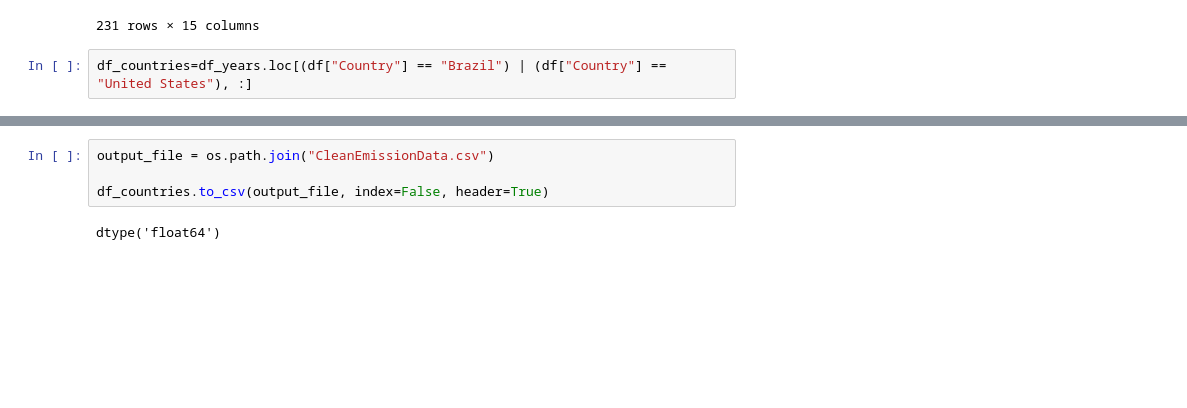
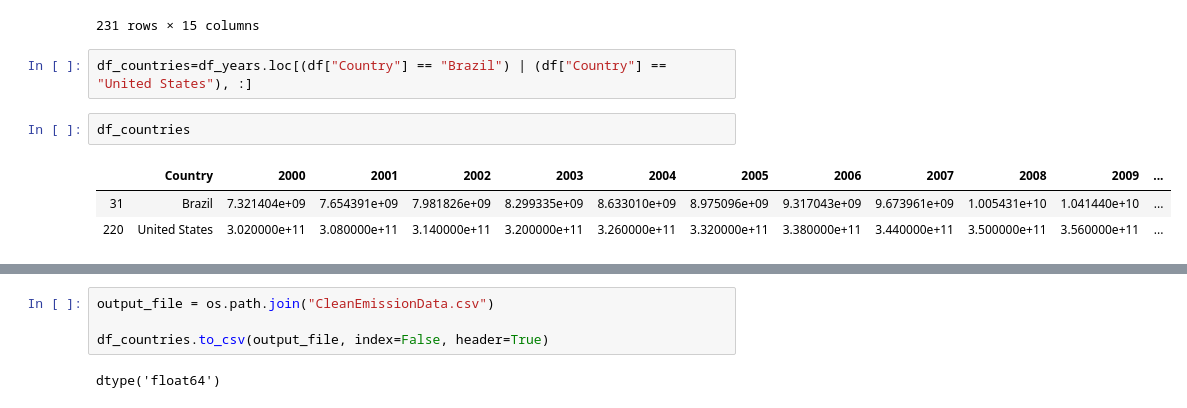
Before and after one commit to lourdesrm/ETL-project, a Jupyter notebook: Data_source/CleanCsv.ipynb, the cells around one changed output, grey strips where cells are left out. Cells and saved outputs as stored; diff of their text form; blank space fills up the shorter version.

```diff
--- a/Data_source/CleanCsv.ipynb
+++ b/Data_source/CleanCsv.ipynb
@@ -54,3 +54,9 @@ df_years
 231 rows × 15 columns
 # %%
 df_countries=df_years.loc[(df["Country"] == "Brazil") | (df["Country"] == "United States"), :]
+# %%
+df_countries
+# %% [output]
+|  | Country | 2000 | 2001 | 2002 | 2003 | 2004 | 2005 | 2006 | 2007 | 2008 | 2009 | ... |
+| 31 | Brazil | 7.321404e+09 | 7.654391e+09 | 7.981826e+09 | 8.299335e+09 | 8.633010e+09 | 8.975096e+09 | 9.317043e+09 | 9.673961e+09 | 1.005431e+10 | 1.041440e+10 | ... |
+| 220 | United States | 3.020000e+11 | 3.080000e+11 | 3.140000e+11 | 3.200000e+11 | 3.260000e+11 | 3.320000e+11 | 3.380000e+11 | 3.440000e+11 | 3.500000e+11 | 3.560000e+11 | ... |
```
Also changed, not shown: parts of 2 cells of this notebook.
